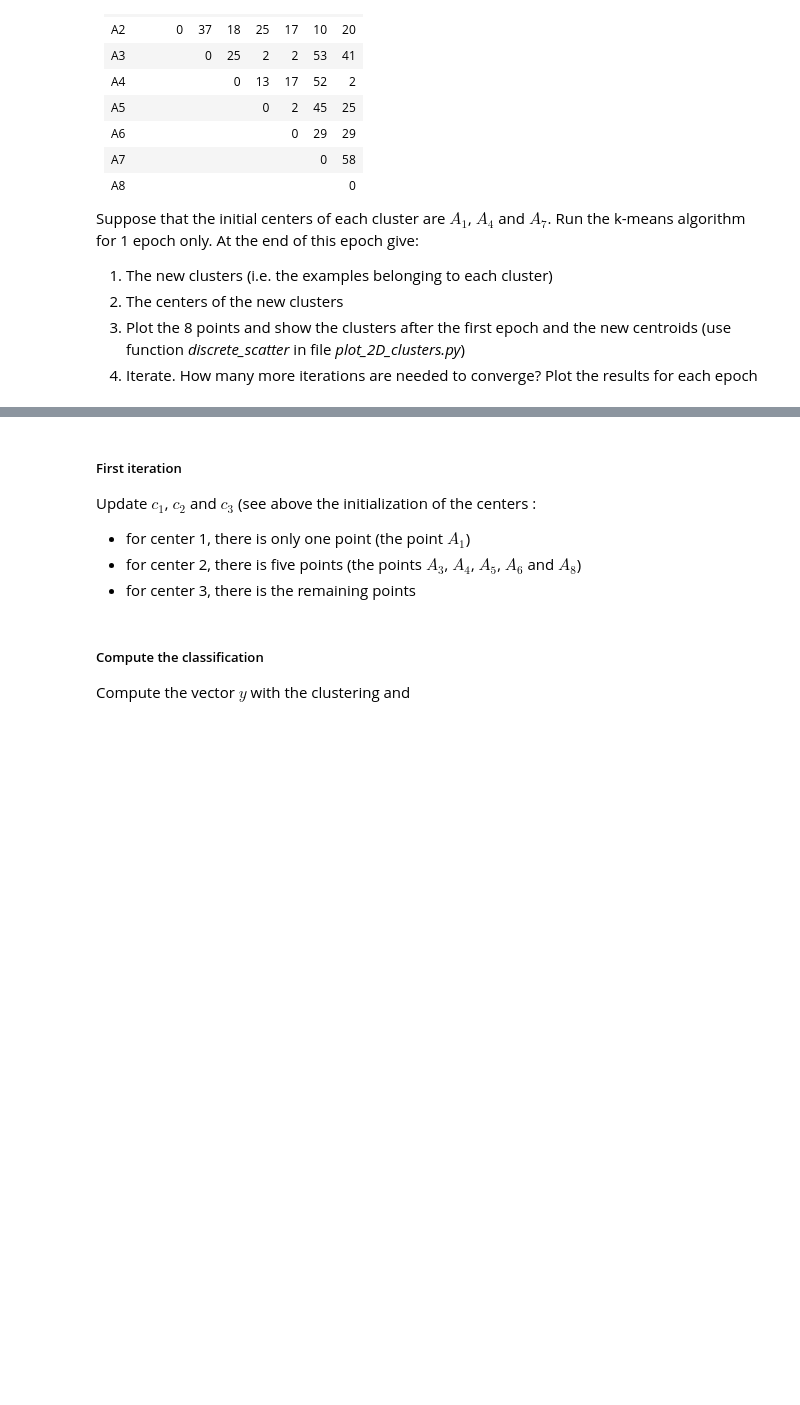
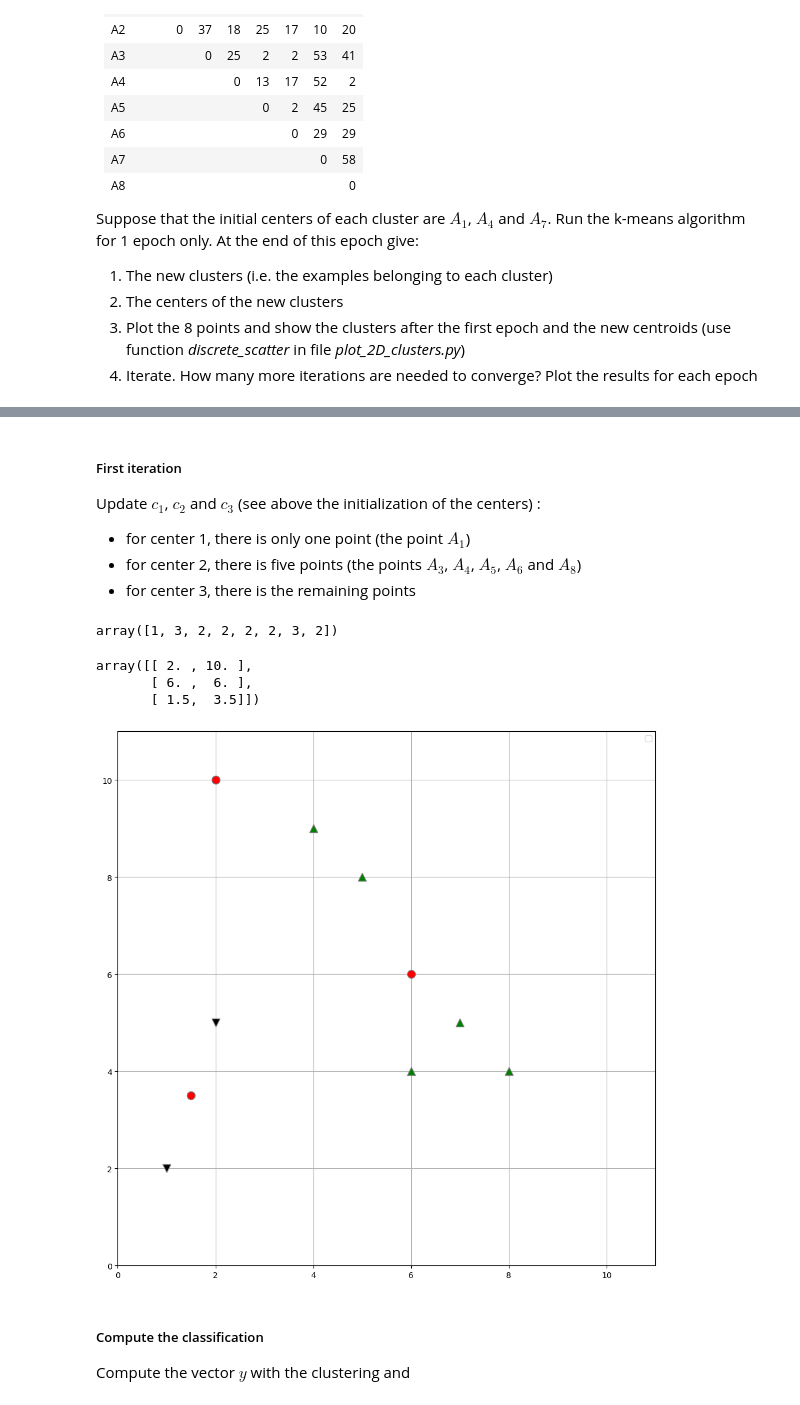
Before and after one commit to thibault-chausson/AI53-PS, a Jupyter notebook: TD2_Serge/TD - 2023 - Clustering.ipynb, the cells around one changed output, grey strips where cells are left out. Cells and saved outputs as stored; diff of their text form; code cells hidden in the pictures; blank space fills up the shorter version.

```diff
--- a/TD2_Serge/TD - 2023 - Clustering.ipynb
+++ b/TD2_Serge/TD - 2023 - Clustering.ipynb
@@ -38,5 +38,5 @@ import numpy as np
 import plot_2D_clusters as pc
 # %%
 # build the X array with 8 rows and 2 columns
-#X = np.array([[2,10],[2,5],[8,4],[5,8],[7,5],[6,4],[1,2],[4,9]])
-#X
+X = np.array([[2, 10], [2, 5], [8, 4], [5, 8], [7, 5], [6, 4], [1, 2], [4, 9]])
+X
@@ -61,24 +76,41 @@ plt.show()
 # %% [markdown]
 ##### First iteration
 
-Update $c_1$, $c_2$ and $c_3$ (see above the initialization of the centers :
+Update $c_1$, $c_2$ and $c_3$ (see above the initialization of the centers) :
 
 *  for center 1, there is only one point (the point $A_1$)
 *  for center 2, there is five points (the points $A_3$, $A_4$, $A_5$, $A_6$ and $A_8$)
 *  for center 3, there is the remaining points
+# %%
+y = np.array([1, 3, 2, 2, 2, 2, 3, 2])
+y
+# %% [output]
+array([1, 3, 2, 2, 2, 2, 3, 2])
 # %%
 # compute c1, c2 and c3 and stack them (use np.mean( , axis=0))
+
+c1 = X[0, :]
+c2 = np.mean(X[[2, 3, 4, 5, 7], :], axis=0)
+c3 = np.mean(X[[1, 6], :], axis=0)
+centers = np.vstack([c1, c2, c3])
+centers
+# %% [output]
+array([[ 2. , 10. ],
+       [ 6. ,  6. ],
+       [ 1.5,  3.5]])
 # %%
 # plot thhe new configuration
-fig, ax = plt.subplots(1, 1, figsize=(12,12))
-ax = pc.discrete_scatter(X[:,0],X[:,1], ax=ax)
-ax = pc.discrete_scatter(centers[:,0],centers[:,1], markers='^', c='r', ax = ax)
+fig, ax = plt.subplots(1, 1, figsize=(12, 12))
+ax = pc.discrete_scatter(X[:, 0], X[:, 1], y=y, c=('b', 'g', 'k'), ax=ax)
+ax = pc.discrete_scatter(centers[:, 0], centers[:, 1], c='r', ax=ax)
 
 ax.grid()
-ax.set_xlim([0,11])
-ax.set_ylim([0,11])
+ax.set_xlim([0, 11])
+ax.set_ylim([0, 11])
 ax.legend([])
 plt.show()
+# %% [output]
+[figure, added]
 # %% [markdown]
 ##### Compute the classification
 
```
Also changed, not shown: parts of 32 cells of this notebook, 1 other file.
